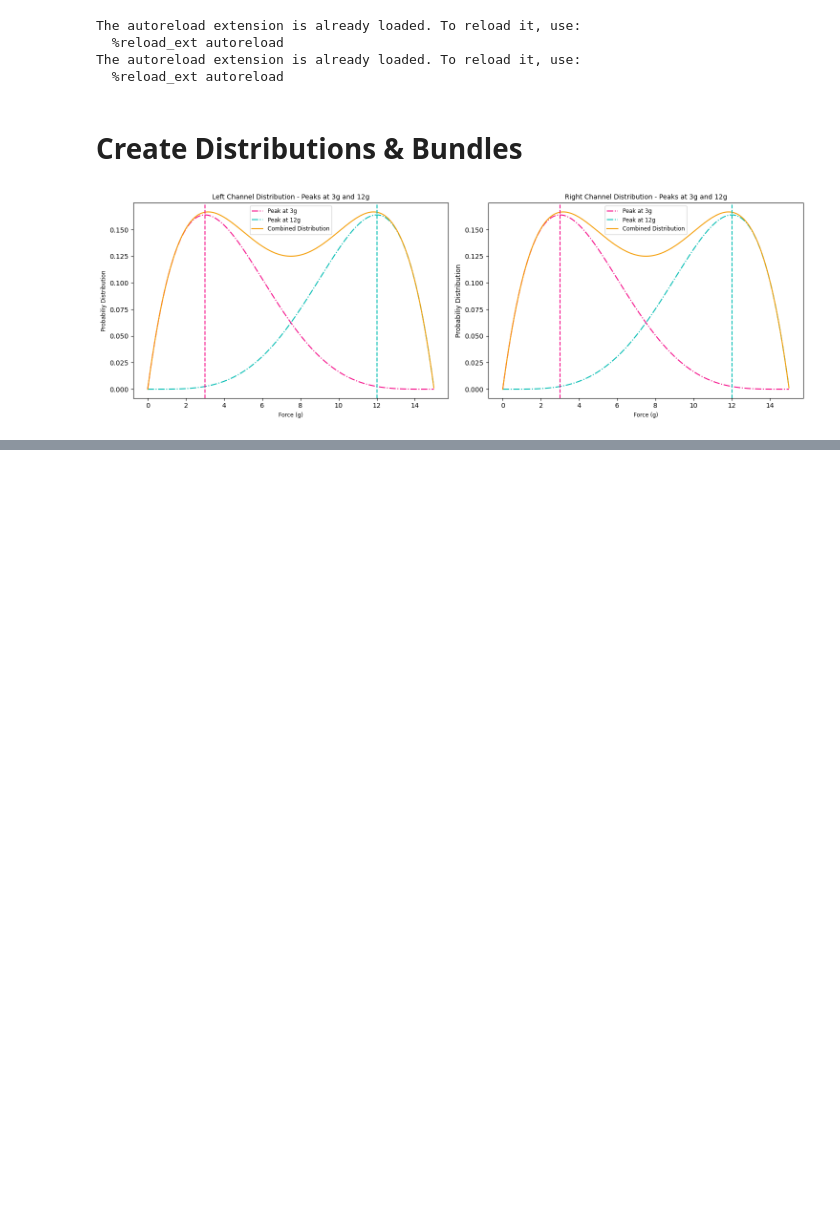
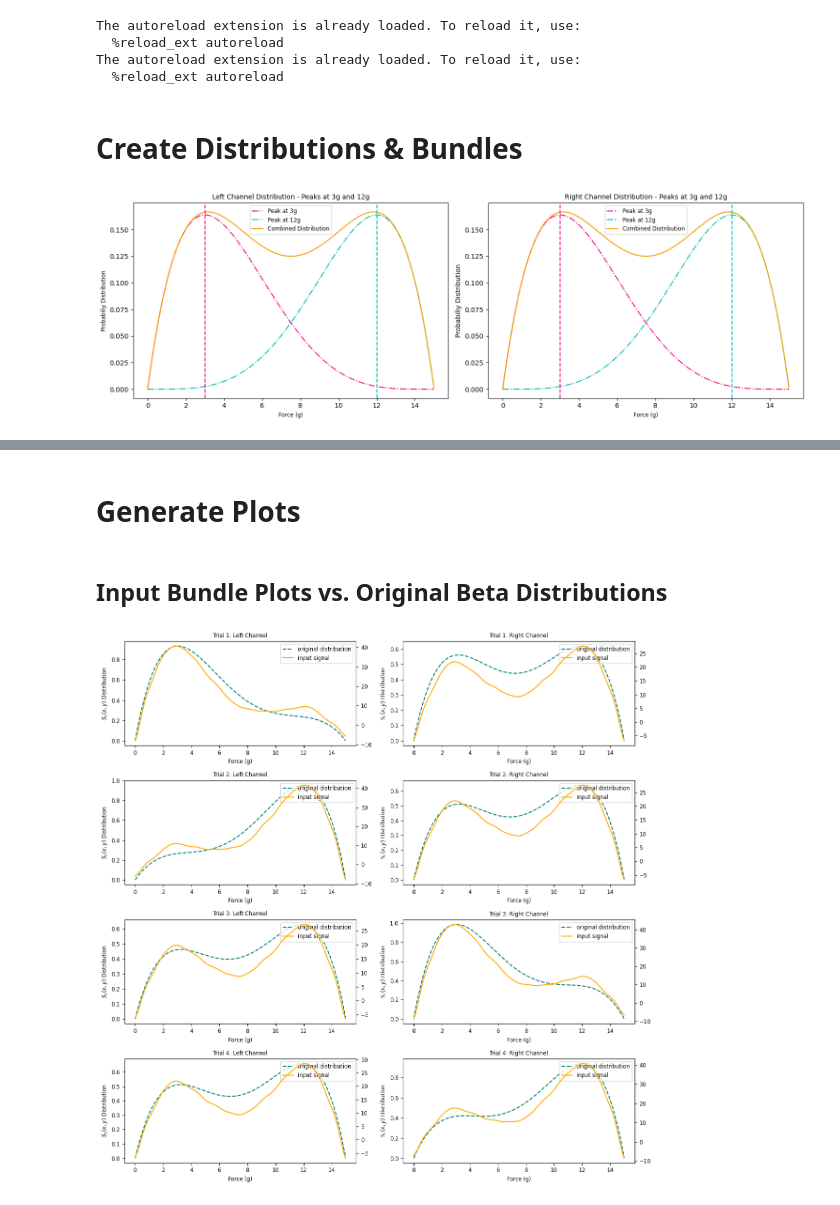
Before and after one commit to 2002sahapriya/Basal-Ganglia, a Jupyter notebook: park_bimodal.ipynb, the cells around one changed output, grey strips where cells are left out. Saved outputs shown, nothing was run; the diff lists cells and outputs as text; code cells hidden in the pictures; blank space fills up the shorter version.

Commit message:
Bimodal Park Task

```diff
--- a/park_bimodal.ipynb
+++ b/park_bimodal.ipynb
@@ -419,0 +388,20 @@ plt.show()
+# %%
+# Run the trials and collect data
+def trial(bundles, n_actions, dnf_parameters, encoders, ssp_size = 512, d1_weight = 1.0, d2_weight = 1.0, dopamine_level = 0.2):
+    assert len(bundles) == n_actions, "The number of input bundles and action channels is not the same"
+    # DNF/BG Parameters
+    d1_weight = d1_weight
+    d2_weight = d2_weight
+    dopamine_level = dopamine_level
+
+    # Basal Ganglia model
+    bg_model = BasalGanglia(n_actions=n_actions, dnf_parameters=dnf_parameters, encoders=encoders, dnf_neurons = 1500)
+    data = bg_model.simulate(input_bundles=bundles, dopamine_level=dopamine_level, presentation_time=1.5, duration=1.5)
+    return data
+
+
+# Run the 4 trials
+run_trial1 = trial(trial1, n_actions=2, dnf_parameters = dnf_params_park, encoders=dnf_encoders_park)
+run_trial2 = trial(trial2, n_actions=2, dnf_parameters = dnf_params_park, encoders=dnf_encoders_park)
+run_trial3 = trial(trial3, n_actions=2, dnf_parameters = dnf_params_park, encoders=dnf_encoders_park)
+run_trial4 = trial(trial4, n_actions=2, dnf_parameters = dnf_params_park, encoders=dnf_encoders_park)
@@ -419,0 +417,60 @@ plt.show()
+# %% [markdown]
+# Generate Plots
+# %% [markdown]
+## Input Bundle Plots vs. Original Beta Distributions
+# %%
+def plot_input_bundles(org_dist, bundle_dist, axes, trial_int, action_labels, salience_plot):
+    ax = axes[trial_int]
+    for i in range(n_actions_park):
+        # Primary y-axis: input distribution
+        ax[i].plot(domain_force_park.squeeze(), org_dist[i], ls='--', color="#007e74", label="original distribution")
+        ax[i].set_xlabel("Force (g)", fontsize="small")
+        ax[i].set_ylabel("$S_c(x,y)$ Distribution", fontsize="small")
+        ax[i].tick_params(axis='x', labelsize='small')
+        ax[i].tick_params(axis='y', labelsize='small')
+
+        ax2 = ax[i].twinx()
+        ax2.plot(domain_force_park.squeeze(), bundle_dist[i], ls='-', color="#ffaa00", label="input signal")
+        ax2.tick_params(axis='y', labelsize='small')
+
+        # Combined legend
+        h1, l1 = ax[i].get_legend_handles_labels()
+        h2, l2 = ax2.get_legend_handles_labels()
+        ax[i].legend(h1 + h2, l1 + l2, loc='upper right', fontsize='small')
+
+        ax[i].set_title(f'Trial {trial_int + 1}: {action_labels[i]} Channel', fontsize='small')
+
+
+
+
+# Create a 4 x 2 grid
+fig, axes = plt.subplots(4, 2, figsize=(12, 12))
+
+# Trail 1
+bin_l_dist1 = np.einsum('d,nd->n', run_trial1['bundle_ins'][0][-1], domain_phis_park)
+bin_r_dist1 = np.einsum('d,nd->n', run_trial1['bundle_ins'][1][-1], domain_phis_park)
+
+# Trial 2
+bin_l_dist2 = np.einsum('d,nd->n', run_trial2['bundle_ins'][0][-1], domain_phis_park)
+bin_r_dist2 = np.einsum('d,nd->n', run_trial2['bundle_ins'][1][-1], domain_phis_park)
+
+# Trial 3
+bin_l_dist3 = np.einsum('d,nd->n', run_trial3['bundle_ins'][0][-1], domain_phis_park)
+bin_r_dist3 = np.einsum('d,nd->n', run_trial3['bundle_ins'][1][-1], domain_phis_park)
+
+# Trial 4
+bin_l_dist4 = np.einsum('d,nd->n', run_trial4['bundle_ins'][0][-1], domain_phis_park)
+bin_r_dist4 = np.einsum('d,nd->n', run_trial4['bundle_ins'][1][-1], domain_phis_park)
+
+if n_actions_park == 1:
+    axes = [axes]
+
+plot_input_bundles([scaled_left1, scaled_right1], [bin_l_dist1, bin_r_dist2], axes, trial_int = 0, action_labels=['Left', 'Right'], salience_plot=salience_t1)
+plot_input_bundles([scaled_left2, scaled_right2], [bin_l_dist2, bin_r_dist2], axes, trial_int = 1, action_labels=['Left', 'Right'], salience_plot=salience_t2)
+plot_input_bundles([scaled_left3, scaled_right3], [bin_l_dist3, bin_r_dist3], axes, trial_int = 2, action_labels=['Left', 'Right'], salience_plot=salience_t3)
+plot_input_bundles([scaled_left4, scaled_right4], [bin_l_dist4, bin_r_dist4], axes, trial_int = 3, action_labels=['Left', 'Right'], salience_plot=salience_t4)
+plt.tight_layout()
+plt.savefig('./figures/park/bimodal/input_bundles_park.png')
+plt.show()
+# %% [output]
+[figure, added]
```
Also changed, not shown: parts of 9 cells of this notebook, 10 other files.
